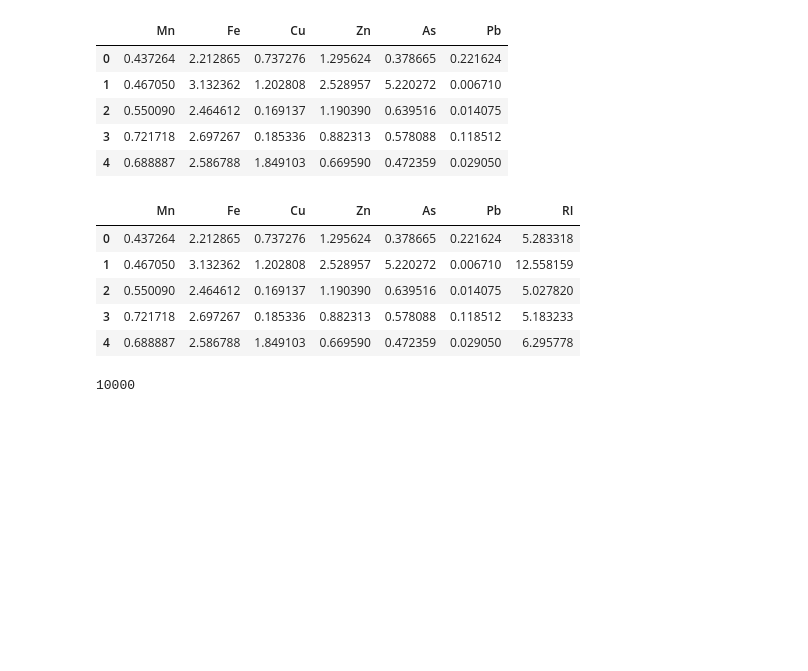
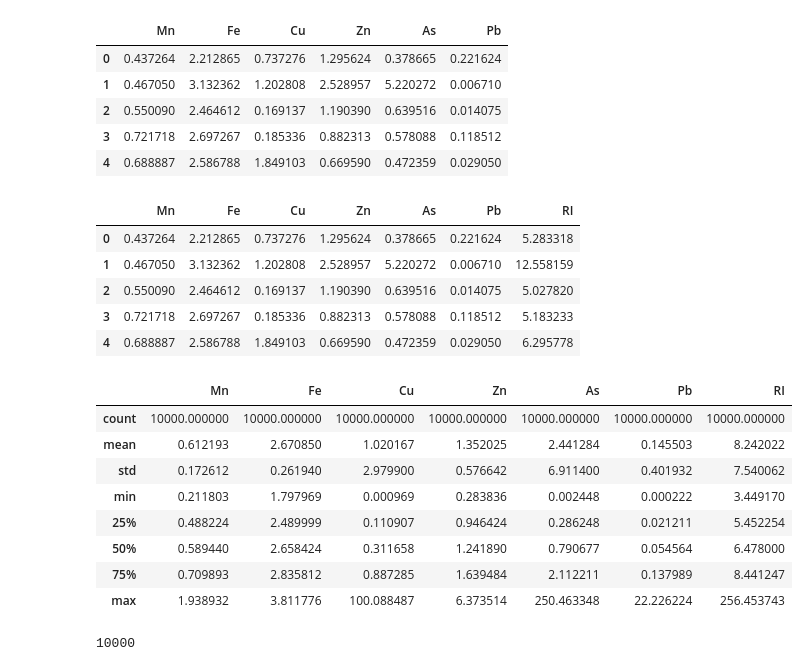
Before and after one commit to rakibhhridoy/OnResearch, a Jupyter notebook: SundarbanSediment/MonteCarlo.ipynb, the cells around one changed output. Drawn from its saved outputs; the diff is of its cells as text; code cells hidden in the pictures; blank space fills up the shorter version.

Commit message:
MonteWriting

```diff
--- a/SundarbanSediment/MonteCarlo.ipynb
+++ b/SundarbanSediment/MonteCarlo.ipynb
@@ -154,6 +154,19 @@ log_df.head()
 | 4 | 0.688887 | 2.586788 | 1.849103 | 0.669590 | 0.472359 | 0.029050 | 6.295778 |
 # %%
 log_df.to_csv("data/MonteLogER.csv", index= False)
+# %%
+log_df = pd.read_csv("data/MonteLogER.csv")
+log_df.describe()
+# %% [output]
+|  | Mn | Fe | Cu | Zn | As | Pb | RI |
+| count | 10000.000000 | 10000.000000 | 10000.000000 | 10000.000000 | 10000.000000 | 10000.000000 | 10000.000000 |
+| mean | 0.612193 | 2.670850 | 1.020167 | 1.352025 | 2.441284 | 0.145503 | 8.242022 |
+| std | 0.172612 | 0.261940 | 2.979900 | 0.576642 | 6.911400 | 0.401932 | 7.540062 |
+| min | 0.211803 | 1.797969 | 0.000969 | 0.283836 | 0.002448 | 0.000222 | 3.449170 |
+| 25% | 0.488224 | 2.489999 | 0.110907 | 0.946424 | 0.286248 | 0.021211 | 5.452254 |
+| 50% | 0.589440 | 2.658424 | 0.311658 | 1.241890 | 0.790677 | 0.054564 | 6.478000 |
+| 75% | 0.709893 | 2.835812 | 0.887285 | 1.639484 | 2.112211 | 0.137989 | 8.441247 |
+| max | 1.938932 | 3.811776 | 100.088487 | 6.373514 | 250.463348 | 22.226224 | 256.453743 |
 # %%
 norm_legend = ["Normal" for _ in range(0,10000)]
 log_legend = ["Log Normal" for _ in range(0,10000)]
```
Also changed, not shown: 1 other file.
